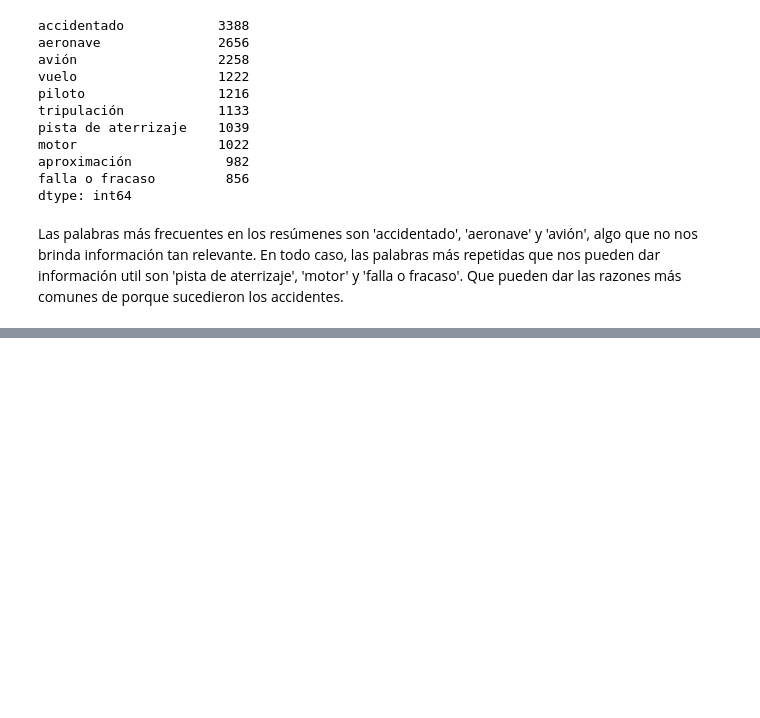
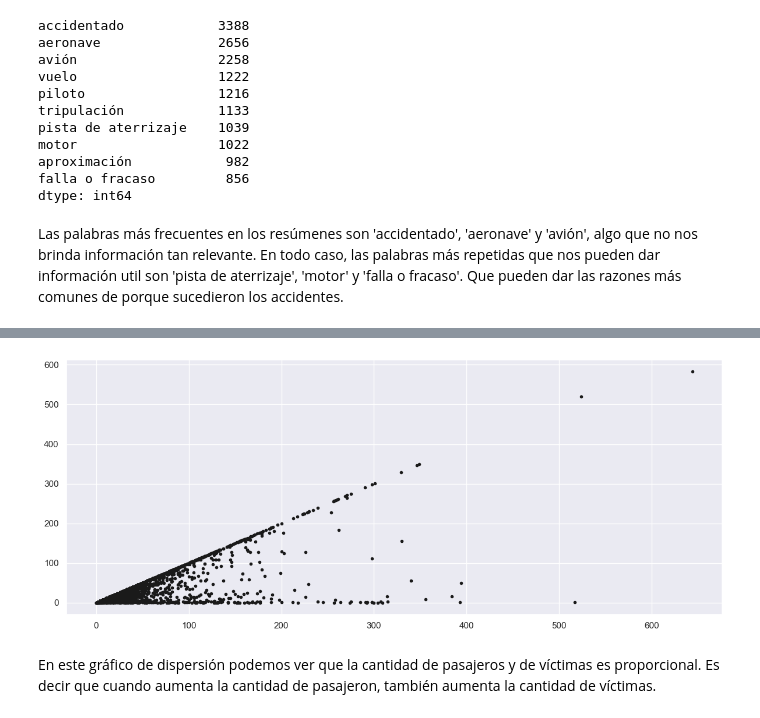
Before and after one commit to Mariagustin-Prg/Accidentes-Aereos-PI, a Jupyter notebook: Analisis_Exploratorio.ipynb, the cells around one changed output, grey strips where cells are left out. Saved outputs shown, nothing was run; the diff lists cells and outputs as text; code cells hidden in the pictures; blank space fills up the shorter version.

```diff
--- a/Analisis_Exploratorio.ipynb
+++ b/Analisis_Exploratorio.ipynb
@@ -319,0 +405,10 @@ Las palabras más frecuentes en los resúmenes son 'accidentado', 'aeronave' y '
+# %%
+pasajeros, fallecidos = df['Total a Bordo'], df['Cantidad de Fallecidos']
+zipasajeros = zip(pasajeros, fallecidos)
+
+lista_pasajeros = []
+
+for pas, dead in zipasajeros:
+    if pas != None and dead != None:
+        lista_pasajeros.append((int(pas), int(dead)))
+    else: continue
@@ -319,0 +435,11 @@ Las palabras más frecuentes en los resúmenes son 'accidentado', 'aeronave' y '
+# %%
+plt.figure(figsize=(12, 5))
+
+plt.scatter([item[0] for item in lista_pasajeros], [item[1] for item in lista_pasajeros], marker= ".", color='k')
+
+plt.tight_layout()
+plt.show()
+# %% [output]
+[figure, added]
+# %% [markdown]
+En este gráfico de dispersión podemos ver que la cantidad de pasajeros y de víctimas es proporcional. Es decir que cuando aumenta la cantidad de pasajeron, también aumenta la cantidad de víctimas.
```
Also changed, not shown: parts of 13 cells of this notebook.
